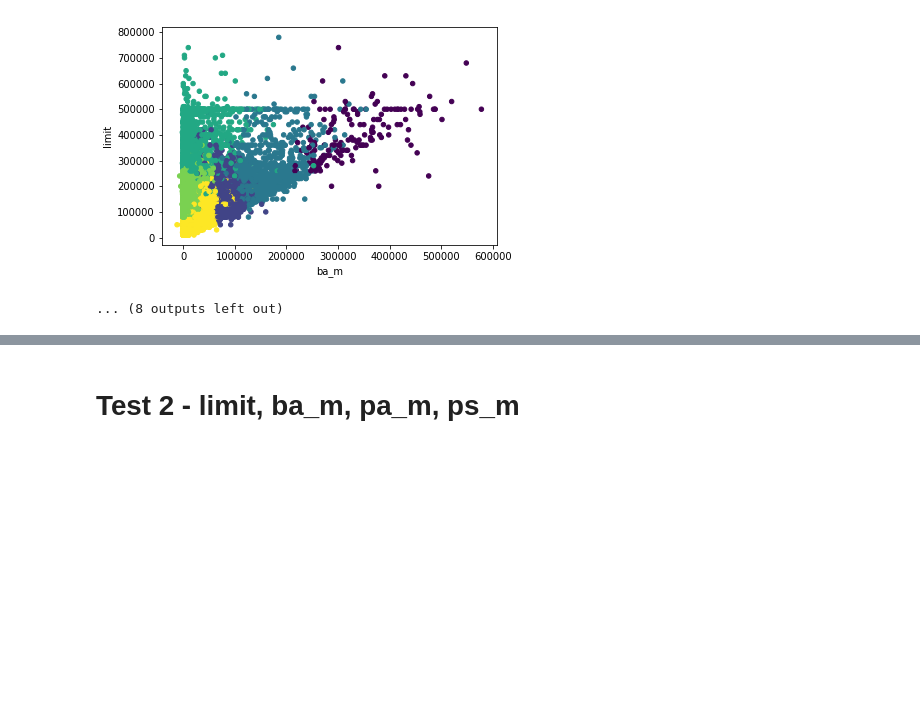
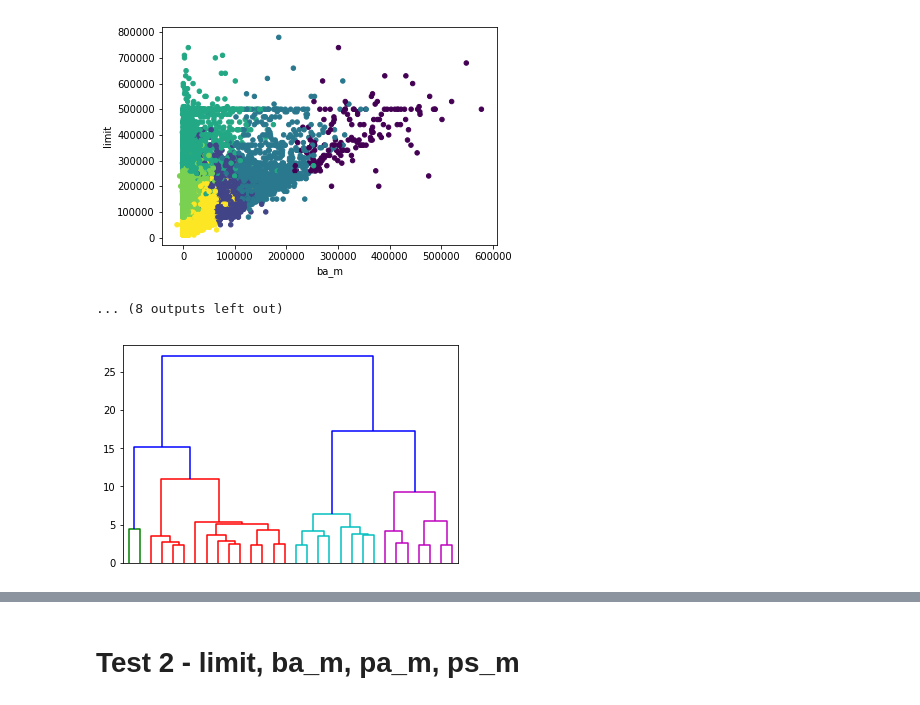
Before and after one commit to DanyEle/dm-group-1, a Jupyter notebook: Code/Riccardo/Hier_Clu_2.0.ipynb, the cells around one changed output, grey strips where cells are left out. Saved outputs shown, nothing was run; the diff lists cells and outputs as text; code cells hidden in the pictures; blank space fills up the shorter version.

```diff
--- a/Code/Riccardo/Hier_Clu_2.0.ipynb
+++ b/Code/Riccardo/Hier_Clu_2.0.ipynb
@@ -142,6 +142,26 @@ def plot_sh (test_dict):
     plt.show()
     #plt.savefig('hier_num_clust_sh.png')
     #plt.clf()
+
+
+def plot_dend (test_dict, lin, n_clu):
+    for n_ in n_clu:
+        data_l = test_dict[lin]['data_link']
+        fig = plt.figure()
+        res = dendrogram(data_l, truncate_mode='lastp', no_labels=True, show_leaf_counts=True)
+
+        n_c = len(set(res['color_list']))
+        max_h = max(max(res['icoord']))/20
+        if n_c < n_ + 1:
+            n_c = n_c + n_ + 1
+
+        while n_c > n_ + 1:
+            plt.clf()
+            res = dendrogram(data_l, color_threshold=max_h, truncate_mode='lastp', no_labels=True, show_leaf_counts=True)
+            max_h = max_h - 0.2
+            n_c = len(set(res['color_list']))
+            if n_c < n_ + 1:
+                n_c = n_c + n_ + 1
 # %%
 def hier_clu_n(df, max_clu, dist_):
     data_link_dict = dict() #[lin-euclidean, data_link]
@@ -303,3 +323,7 @@ sh = 0.2906636518672859 - num_cl = 6
 <Figure size 432x288 with 0 Axes>
 [figure]
 ... (8 outputs left out)
+# %%
+plot_dend(test_1_30, 'ward', [4,6])
+# %% [output]
+[figure, added]
```
Also changed, not shown: parts of 3 cells of this notebook, 3 other files.
